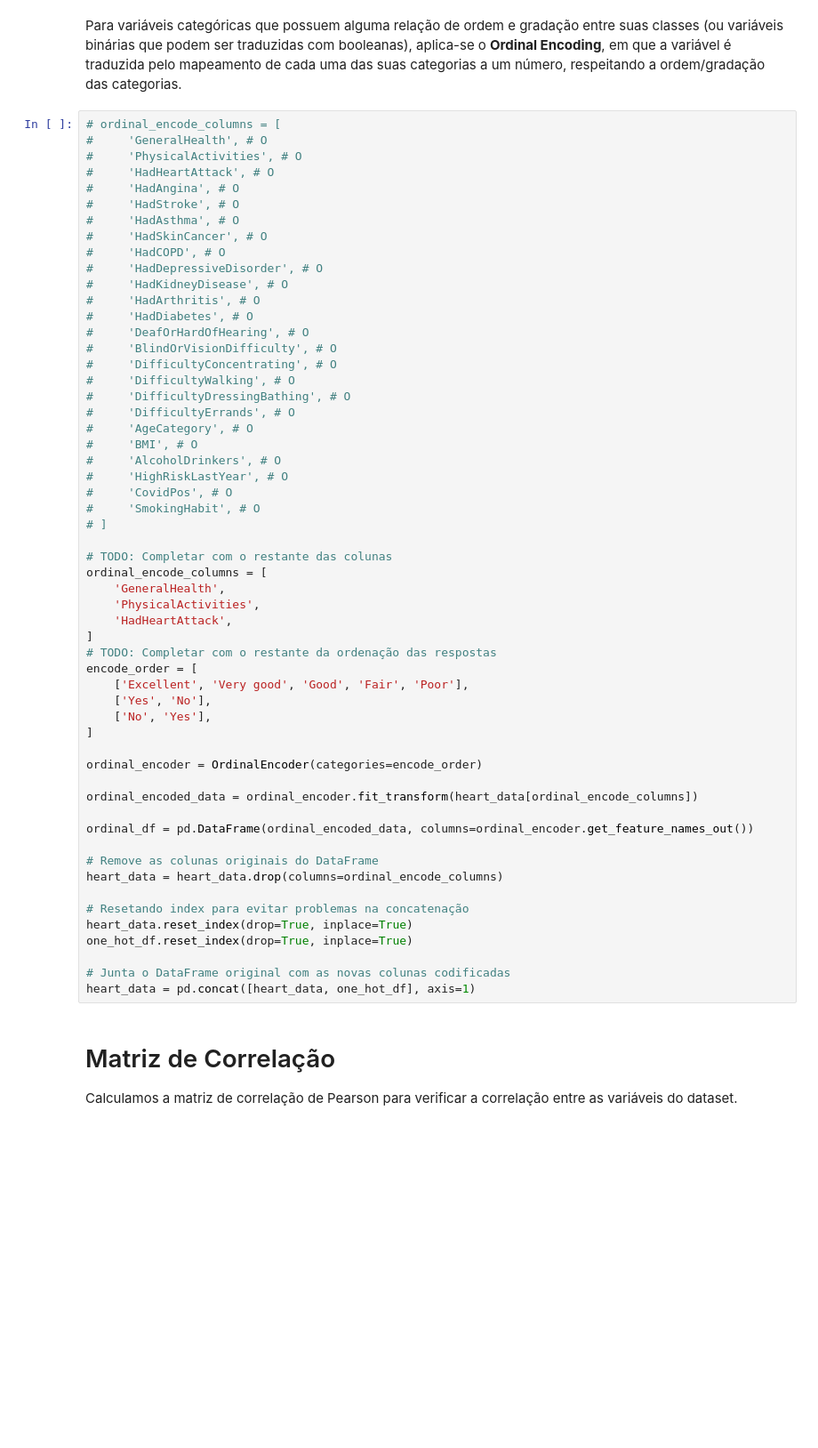
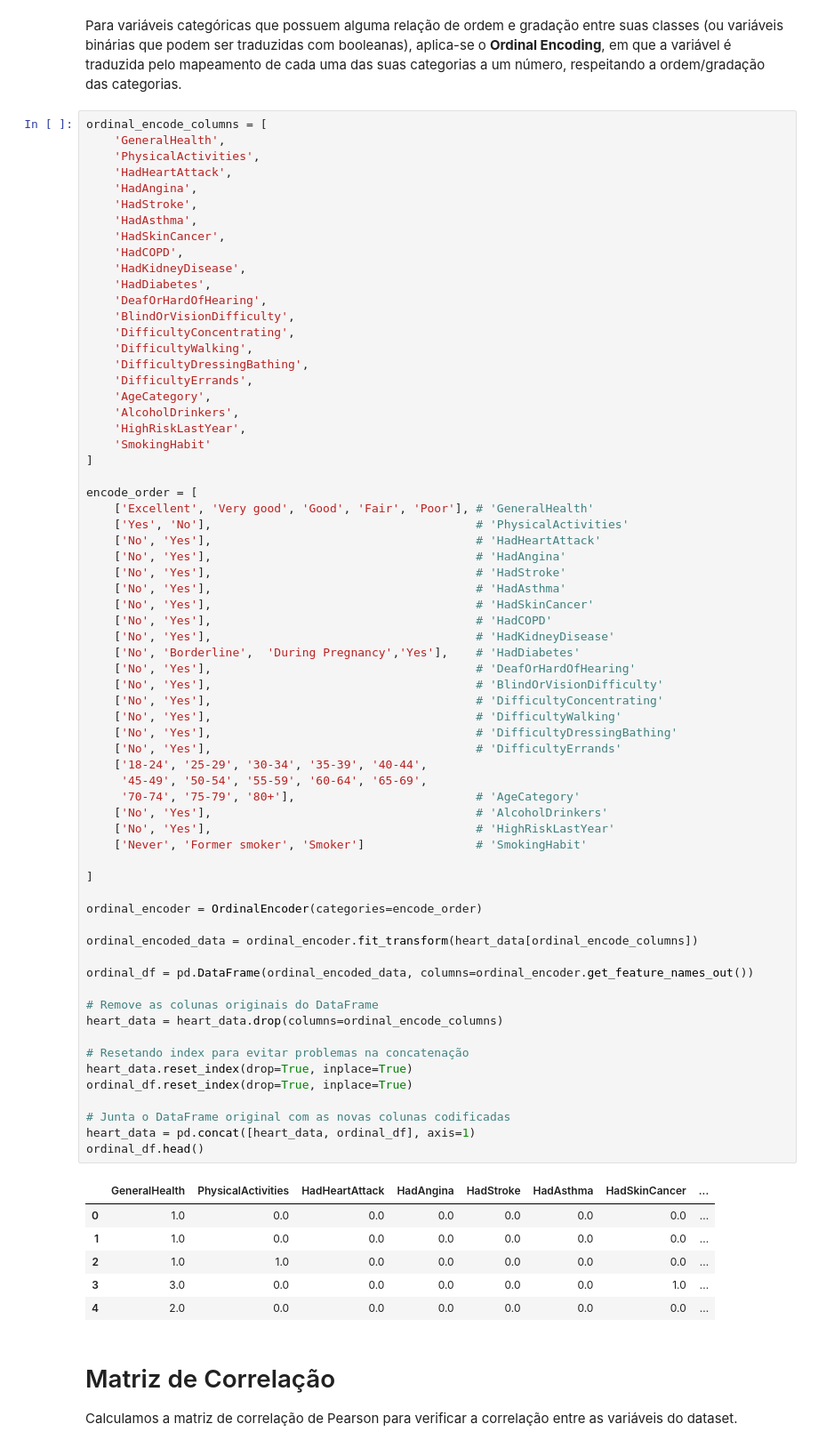
Before and after one commit to LuizWillner/IACardio, a Jupyter notebook: app/dataset.ipynb, the cells around one changed output. Shown at 89% size. Drawn from its saved outputs; the diff is of its cells as text; blank space fills up the shorter version.

Commit message:
Ordinal encoding
Matriz do ordinal encoding e head() do One_hot e Ordinal encoding.

```diff
--- a/app/dataset.ipynb
+++ b/app/dataset.ipynb
@@ -376,61 +383,78 @@ heart_data = pd.concat([heart_data, one_hot_df], axis=1)
 # %% [markdown]
 Para variáveis categóricas que possuem alguma relação de ordem e gradação entre suas classes (ou variáveis binárias que podem ser traduzidas com booleanas), aplica-se o **Ordinal Encoding**, em que a variável é traduzida pelo mapeamento de cada uma das suas categorias a um número, respeitando a ordem/gradação das categorias.
 # %%
-# ordinal_encode_columns = [
-#     'GeneralHealth', # O
-#     'PhysicalActivities', # O
-#     'HadHeartAttack', # O
-#     'HadAngina', # O
-#     'HadStroke', # O
-#     'HadAsthma', # O
-#     'HadSkinCancer', # O
-#     'HadCOPD', # O
-#     'HadDepressiveDisorder', # O
-#     'HadKidneyDisease', # O
-#     'HadArthritis', # O
-#     'HadDiabetes', # O
-#     'DeafOrHardOfHearing', # O
-#     'BlindOrVisionDifficulty', # O
-#     'DifficultyConcentrating', # O
-#     'DifficultyWalking', # O
-#     'DifficultyDressingBathing', # O
-#     'DifficultyErrands', # O
-#     'AgeCategory', # O
-#     'BMI', # O
-#     'AlcoholDrinkers', # O
-#     'HighRiskLastYear', # O
-#     'CovidPos', # O
-#     'SmokingHabit', # O
-# ]
-
-# TODO: Completar com o restante das colunas
 ordinal_encode_columns = [
     'GeneralHealth',
     'PhysicalActivities',
     'HadHeartAttack',
+    'HadAngina',
+    'HadStroke',
+    'HadAsthma',
+    'HadSkinCancer',
+    'HadCOPD',
+    'HadKidneyDisease',
+    'HadDiabetes',
+    'DeafOrHardOfHearing',
+    'BlindOrVisionDifficulty',
+    'DifficultyConcentrating',
+    'DifficultyWalking',
+    'DifficultyDressingBathing',
+    'DifficultyErrands',
+    'AgeCategory',
+    'AlcoholDrinkers',
+    'HighRiskLastYear',
+    'SmokingHabit'
 ]
-# TODO: Completar com o restante da ordenação das respostas
+
 encode_order = [
-    ['Excellent', 'Very good', 'Good', 'Fair', 'Poor'],
-    ['Yes', 'No'],
-    ['No', 'Yes'],
+    ['Excellent', 'Very good', 'Good', 'Fair', 'Poor'], # 'GeneralHealth'
+    ['Yes', 'No'],                                      # 'PhysicalActivities'
+    ['No', 'Yes'],                                      # 'HadHeartAttack'
+    ['No', 'Yes'],                                      # 'HadAngina'
+    ['No', 'Yes'],                                      # 'HadStroke'
+    ['No', 'Yes'],                                      # 'HadAsthma'
+    ['No', 'Yes'],                                      # 'HadSkinCancer'
+    ['No', 'Yes'],                                      # 'HadCOPD'
+    ['No', 'Yes'],                                      # 'HadKidneyDisease'
+    ['No', 'Borderline',  'During Pregnancy','Yes'],    # 'HadDiabetes'
+    ['No', 'Yes'],                                      # 'DeafOrHardOfHearing'
+    ['No', 'Yes'],                                      # 'BlindOrVisionDifficulty'
+    ['No', 'Yes'],                                      # 'DifficultyConcentrating'
+    ['No', 'Yes'],                                      # 'DifficultyWalking'
+    ['No', 'Yes'],                                      # 'DifficultyDressingBathing'
+    ['No', 'Yes'],                                      # 'DifficultyErrands'
+    ['18-24', '25-29', '30-34', '35-39', '40-44',
+     '45-49', '50-54', '55-59', '60-64', '65-69',
+     '70-74', '75-79', '80+'],                          # 'AgeCategory'
+    ['No', 'Yes'],                                      # 'AlcoholDrinkers'
+    ['No', 'Yes'],                                      # 'HighRiskLastYear'
+    ['Never', 'Former smoker', 'Smoker']                # 'SmokingHabit'
+
 ]
 
 ordinal_encoder = OrdinalEncoder(categories=encode_order)
 
 ordinal_encoded_data = ordinal_encoder.fit_transform(heart_data[ordinal_encode_columns])
 
 ordinal_df = pd.DataFrame(ordinal_encoded_data, columns=ordinal_encoder.get_feature_names_out())
 
 # Remove as colunas originais do DataFrame
 heart_data = heart_data.drop(columns=ordinal_encode_columns)
 
 # Resetando index para evitar problemas na concatenação
 heart_data.reset_index(drop=True, inplace=True)
-one_hot_df.reset_index(drop=True, inplace=True)
+ordinal_df.reset_index(drop=True, inplace=True)
 
 # Junta o DataFrame original com as novas colunas codificadas
-heart_data = pd.concat([heart_data, one_hot_df], axis=1)
+heart_data = pd.concat([heart_data, ordinal_df], axis=1)
+ordinal_df.head()
+# %% [output]
+|  | GeneralHealth | PhysicalActivities | HadHeartAttack | HadAngina | HadStroke | HadAsthma | HadSkinCancer | ... |
+| 0 | 1.0 | 0.0 | 0.0 | 0.0 | 0.0 | 0.0 | 0.0 | ... |
+| 1 | 1.0 | 0.0 | 0.0 | 0.0 | 0.0 | 0.0 | 0.0 | ... |
+| 2 | 1.0 | 1.0 | 0.0 | 0.0 | 0.0 | 0.0 | 0.0 | ... |
+| 3 | 3.0 | 0.0 | 0.0 | 0.0 | 0.0 | 0.0 | 1.0 | ... |
+| 4 | 2.0 | 0.0 | 0.0 | 0.0 | 0.0 | 0.0 | 0.0 | ... |
 # %% [markdown]
 # Matriz de Correlação
 
```
Also changed, not shown: parts of 8 cells of this notebook.
